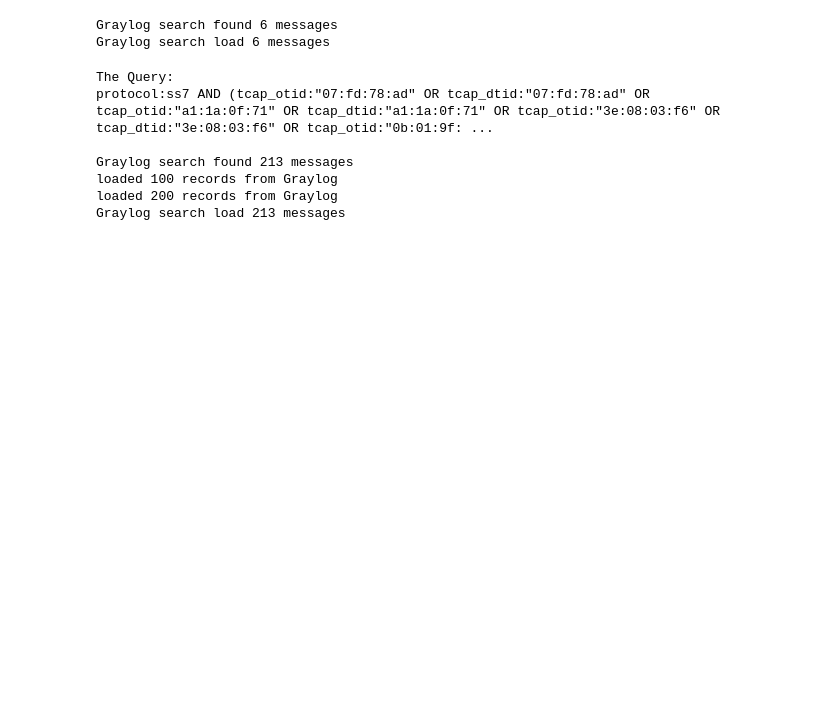
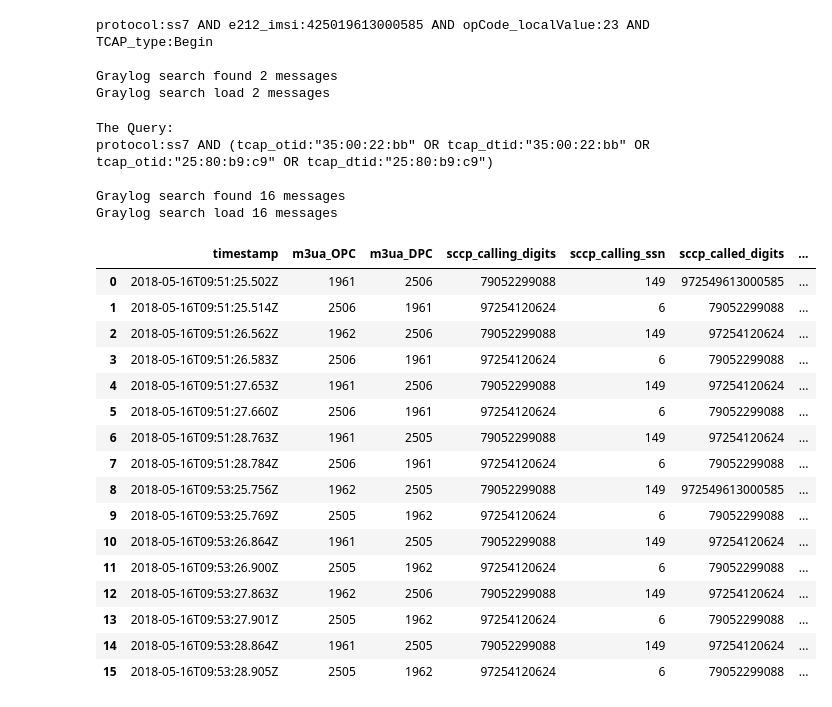
Before and after one commit to balobinp/RB_BD, a Jupyter notebook: RB_xDR_Browser_Graylog_Python2.ipynb, the cells around one changed output. Cells and saved outputs as stored; diff of their text form; code cells hidden in the pictures; blank space fills up the shorter version.

```diff
--- a/RB_xDR_Browser_Graylog_Python2.ipynb
+++ b/RB_xDR_Browser_Graylog_Python2.ipynb
@@ -6,11 +6,14 @@ import numpy as np
 import pandas as pd
 import datetime
 # %%
+#version = 0.0.1
+#18.05.2018
+
 log_level = 0
 
 graylog_con={
-        "user":"pavel",
-        "password":"O777ver7k1",
+        "user":"merger",
+        "password":"pc@pM8rger",
         "url":"http://graylog-ui.roamability.com:9000/api",
         "offset":0,
         "limit":300
@@ -88,11 +91,12 @@ def xdr_compile(otid,ind,df_xdr,df):
         df_xdr_temp=df_xdr
         for i in range(ind-1,-1,-1):
             if df.iloc[i]['tcap_dtid']==otid and df.iloc[i]['tcap_otid']==0\
-            and (df.iloc[i]['TCAP_type']=='End' or df.iloc[i]['TCAP_type']=='Abort'):
+                and (df.iloc[i]['TCAP_type']=='End' or df.iloc[i]['TCAP_type']=='Abort'):
                 values = list(df.iloc[i].values)
                 arr_len = len(values)
                 df_temp=pd.DataFrame(np.array(values, dtype=object).reshape(1, arr_len), columns=columns)
                 df_xdr_temp=pd.concat([df_xdr_temp, df_temp],axis=0,join='outer')
+                df_xdr_temp['ind']=i
                 return df_xdr_temp
             elif df.iloc[i]['tcap_dtid']==otid and df.iloc[i]['TCAP_type']=='Continue' and df.iloc[i]['tcap_otid']<>dtid:
                 dtid=df.iloc[i]['tcap_otid']
@@ -101,18 +105,20 @@ def xdr_compile(otid,ind,df_xdr,df):
                 df_temp=pd.DataFrame(np.array(values, dtype=object).reshape(1, arr_len), columns=columns)
                 df_xdr_temp=pd.concat([df_xdr_temp, df_temp],axis=0,join='outer')
             elif df.iloc[i]['TCAP_type']=='Continue'\
-            and (df.iloc[i]['tcap_dtid']==otid or df.iloc[i]['tcap_otid']==otid or df.iloc[i]['tcap_dtid']==dtid or df.iloc[i]['tcap_otid']==dtid):
+                and (df.iloc[i]['tcap_dtid']==otid or df.iloc[i]['tcap_otid']==otid or df.iloc[i]['tcap_dtid']==dtid or df.iloc[i]['tcap_otid']==dtid):
                 values = list(df.iloc[i].values)
                 arr_len = len(values)
                 df_temp=pd.DataFrame(np.array(values, dtype=object).reshape(1, arr_len), columns=columns)
                 df_xdr_temp=pd.concat([df_xdr_temp, df_temp],axis=0,join='outer')
             elif (df.iloc[i]['TCAP_type']=='End' or df.iloc[i]['TCAP_type']=='Abort')\
-            and (df.iloc[i]['tcap_dtid']==otid or df.iloc[i]['tcap_otid']==otid or df.iloc[i]['tcap_dtid']==dtid or df.iloc[i]['tcap_otid']==dtid):
+                and (df.iloc[i]['tcap_dtid']==otid or df.iloc[i]['tcap_otid']==otid or df.iloc[i]['tcap_dtid']==dtid or df.iloc[i]['tcap_otid']==dtid):
                 values = list(df.iloc[i].values)
                 arr_len = len(values)
                 df_temp=pd.DataFrame(np.array(values, dtype=object).reshape(1, arr_len), columns=columns)
                 df_xdr_temp=pd.concat([df_xdr_temp, df_temp],axis=0,join='outer')
+                df_xdr_temp['ind']=i
                 return df_xdr_temp
+        df_xdr_temp['ind']=i
         return df_xdr_temp
     else:
         print 'Not all fields are in the DataFrame'
@@ -129,7 +135,8 @@ def xdr_compile(otid,ind,df_xdr,df):
 #dateTo = datetime.datetime.strptime('2018-01-12T12:00', '%Y-%m-%dT%H:%M')
 
 #The last period of time
-dateFrom = datetime.datetime.strptime((datetime.datetime.now()-datetime.timedelta(hours=6)).strftime("%Y-%m-%dT%H:%M"),'%Y-%m-%dT%H:%M')
+last_hours=6
+dateFrom = datetime.datetime.strptime((datetime.datetime.now()-datetime.timedelta(last_hours)).strftime("%Y-%m-%dT%H:%M"),'%Y-%m-%dT%H:%M')
 dateTo = datetime.datetime.strptime(datetime.datetime.now().strftime("%Y-%m-%dT%H:%M"), '%Y-%m-%dT%H:%M')
 
 #--------------------------------------------------------------------------------
@@ -145,28 +152,25 @@ dateTo = datetime.datetime.strptime(datetime.datetime.now().strftime("%Y-%m-%dT%
 #tcap_result:1
 #tcap_dialogue_service_user:2
 
-#TID
-#query='protocol:ss7 AND (tcap_otid:"a2:2a:0c:40" OR tcap_dtid:"a2:2a:0c:40")'
-
-#Opcode, TCAP_type and IMSI
-#query='protocol:ss7 AND opCode_localValue:2 AND TCAP_type:Begin AND e212_imsi:425019629870706'
-#query='protocol:ss7 AND opCode_localValue:2 AND TCAP_type:Begin'
-
 #Wrong MTFSM MAP version
 #query='protocol:ss7 AND tcap_result:1 AND tcap_dialogue_service_user:2 AND tcap_application_context_name:"0.4.0.0.1.0.25.2" AND (m3ua_OPC:1961 OR m3ua_OPC:1962)'
 
-#query='protocol:ss7 AND opCode_localValue:2 AND TCAP_type:Begin AND e212_imsi:425019613000585'
-query='protocol:ss7 AND e212_imsi:425019613000585'
+imsi='425019613000585'
+
+query='protocol:ss7 AND e212_imsi:{} AND opCode_localValue:23 AND TCAP_type:Begin'.format(imsi)
 
 #--------------------------------------------------------------------------------
 #Run the query
 #--------------------------------------------------------------------------------
 
+print query + '\n'
 gres=api.search.universal.absolute.get(query=query, from_=dateFrom, to=dateTo, offset=graylog_con["offset"], limit=graylog_con["limit"])
 data=LoadGraylogResult(gres)
 # %% [output]
-Graylog search found 6 messages
-Graylog search load 6 messages
+protocol:ss7 AND e212_imsi:425019613000585 AND opCode_localValue:23 AND TCAP_type:Begin
+
+Graylog search found 2 messages
+Graylog search load 2 messages
 # %%
 #Формирование нового запроса со списком TID и повторная выгрузка данных
 
@@ -204,37 +208,53 @@ except:
     outLog('Nothing to combine.',0)
 # %% [output]
 The Query:
-protocol:ss7 AND (tcap_otid:"07:fd:78:ad" OR tcap_dtid:"07:fd:78:ad" OR tcap_otid:"a1:1a:0f:71" OR tcap_dtid:"a1:1a:0f:71" OR tcap_otid:"3e:08:03:f6" OR tcap_dtid:"3e:08:03:f6" OR tcap_otid:"0b:01:9f: ...
+protocol:ss7 AND (tcap_otid:"35:00:22:bb" OR tcap_dtid:"35:00:22:bb" OR tcap_otid:"25:80:b9:c9" OR tcap_dtid:"25:80:b9:c9")
 
-Graylog search found 213 messages
-loaded 100 records from Graylog
-loaded 200 records from Graylog
-Graylog search load 213 messages
+Graylog search found 16 messages
+Graylog search load 16 messages
 # %%
-#Сборка датафрейма XDR и выгрузка в csv елси нужно
+#Сборка датафрейма XDR, вывод на экран или выгрузка в csv елси нужно
+#Ver.1 Выводит все найденные записи (опционально)
 
 fields_for_xdr=['tcap_dtid','tcap_otid','TCAP_type']
 
 if all(item in df.columns for item in fields_for_xdr):
     columns=list(df.keys())
     df_xdr_res=pd.DataFrame(columns=columns)
     for i in range(len(df)-1,-1,-1):
-        #if df.iloc[i]['TCAP_type']=='Begin' and (df.iloc[i]['e212_imsi']=='425019612512015'):
         if df.iloc[i]['TCAP_type']=='Begin':
             values = list(df.iloc[i].values)
             arr_len = len(values)
             df_temp=pd.DataFrame(np.array(values, dtype=object).reshape(1, arr_len), columns=columns)
             df_xdr_res=pd.concat([df_xdr_res,xdr_compile(df.iloc[i]['tcap_otid'],i,df_temp,df)],axis=0,join='outer')
 else:
     print 'Not all fields are in the DataFrame'
 
 df_xdr_res=df_xdr_res.reset_index(drop=True)
 
 xdr_fields=[]
 for a in fields:
     if a in df.columns:
         #xdr_fields+=a
         xdr_fields.append(a)
 
 df_xdr_res[xdr_fields]
-df_xdr_res[xdr_fields].to_csv('xDR_result.csv',index=False)
+#df_xdr_res[xdr_fields].to_csv('xDR_result.csv',index=False)
+# %% [output]
+|  | timestamp | m3ua_OPC | m3ua_DPC | sccp_calling_digits | sccp_calling_ssn | sccp_called_digits | ... |
+| 0 | 2018-05-16T09:51:25.502Z | 1961 | 2506 | 79052299088 | 149 | 972549613000585 | ... |
+| 1 | 2018-05-16T09:51:25.514Z | 2506 | 1961 | 97254120624 | 6 | 79052299088 | ... |
+| 2 | 2018-05-16T09:51:26.562Z | 1962 | 2506 | 79052299088 | 149 | 97254120624 | ... |
+| 3 | 2018-05-16T09:51:26.583Z | 2506 | 1961 | 97254120624 | 6 | 79052299088 | ... |
+| 4 | 2018-05-16T09:51:27.653Z | 1961 | 2506 | 79052299088 | 149 | 97254120624 | ... |
+| 5 | 2018-05-16T09:51:27.660Z | 2506 | 1961 | 97254120624 | 6 | 79052299088 | ... |
+| 6 | 2018-05-16T09:51:28.763Z | 1961 | 2505 | 79052299088 | 149 | 97254120624 | ... |
+| 7 | 2018-05-16T09:51:28.784Z | 2506 | 1961 | 97254120624 | 6 | 79052299088 | ... |
+| 8 | 2018-05-16T09:53:25.756Z | 1962 | 2505 | 79052299088 | 149 | 972549613000585 | ... |
+| 9 | 2018-05-16T09:53:25.769Z | 2505 | 1962 | 97254120624 | 6 | 79052299088 | ... |
+| 10 | 2018-05-16T09:53:26.864Z | 1961 | 2505 | 79052299088 | 149 | 97254120624 | ... |
+| 11 | 2018-05-16T09:53:26.900Z | 2505 | 1962 | 97254120624 | 6 | 79052299088 | ... |
+| 12 | 2018-05-16T09:53:27.863Z | 1962 | 2506 | 79052299088 | 149 | 97254120624 | ... |
+| 13 | 2018-05-16T09:53:27.901Z | 2505 | 1962 | 97254120624 | 6 | 79052299088 | ... |
+| 14 | 2018-05-16T09:53:28.864Z | 1961 | 2505 | 79052299088 | 149 | 97254120624 | ... |
+| 15 | 2018-05-16T09:53:28.905Z | 2505 | 1962 | 97254120624 | 6 | 79052299088 | ... |
```
Also changed, not shown: parts of 1 cell of this notebook.
